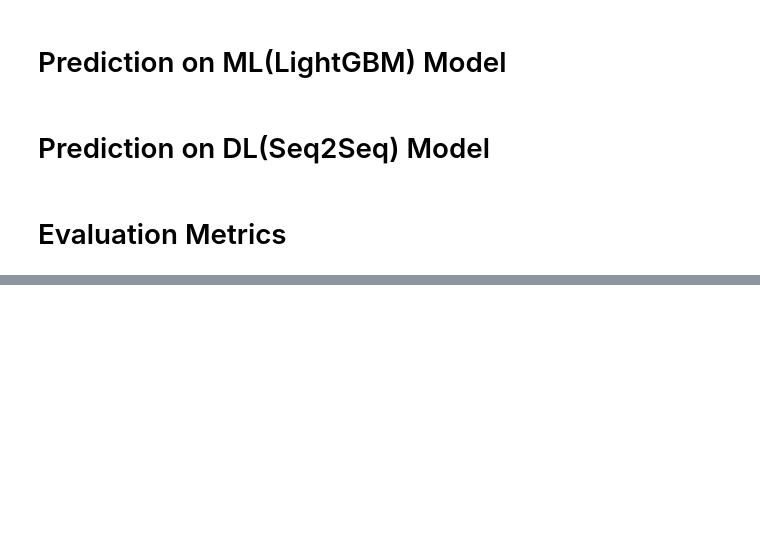
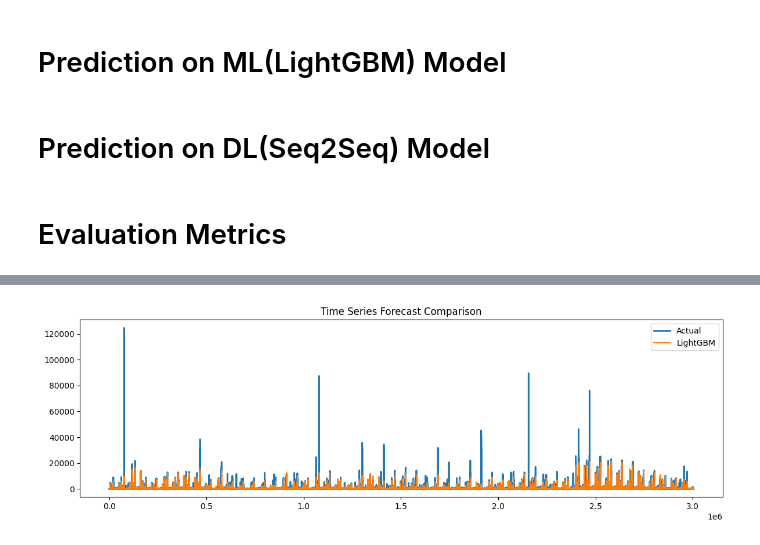
Before and after one commit to sabin74/Enterprise-Intelligent-Demand-Forecasting-Decision-Optimization-Platform, a Jupyter notebook: notebooks/07_model_evaluation.ipynb, the cells around one changed output, grey strips where cells are left out. Saved outputs shown, nothing was run; the diff lists cells and outputs as text; code cells hidden in the pictures; blank space fills up the shorter version.

```diff
--- a/notebooks/07_model_evaluation.ipynb
+++ b/notebooks/07_model_evaluation.ipynb
@@ -273,13 +292,12 @@ plt.show()
 # %%
-# Time Series Plot
-n = 200  # first N samples
+# Time Series Plot - ML Model
 
 plt.figure(figsize=(12, 4))
-plt.plot(y_true_ml[:n], label="Actual", linewidth=2)
-plt.plot(y_true_dl[:n], label="Actual", linewidth=2)
-plt.plot(y_pred_ml[:n], label="LightGBM")
-plt.plot(y_pred_dl[:n], label="Seq2Seq")
+plt.plot(y_true_ml, label="Actual", linewidth=2)
+plt.plot(y_pred_ml, label="LightGBM")
 plt.legend()
 plt.title("Time Series Forecast Comparison")
 plt.tight_layout()
 plt.show()
+# %% [output]
+[figure, added]
```
Also changed, not shown: parts of 7 cells of this notebook.
